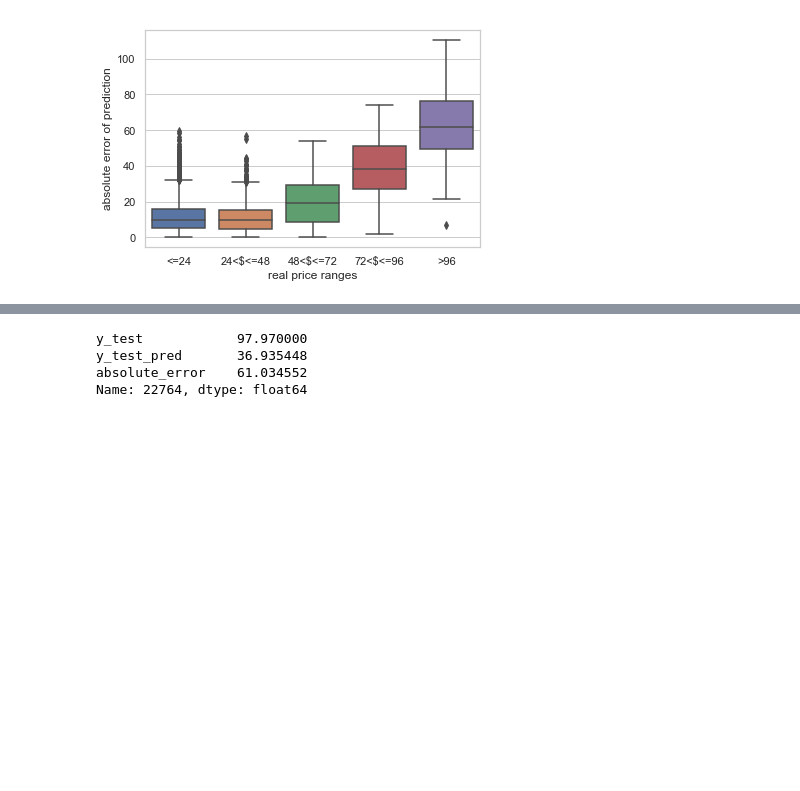
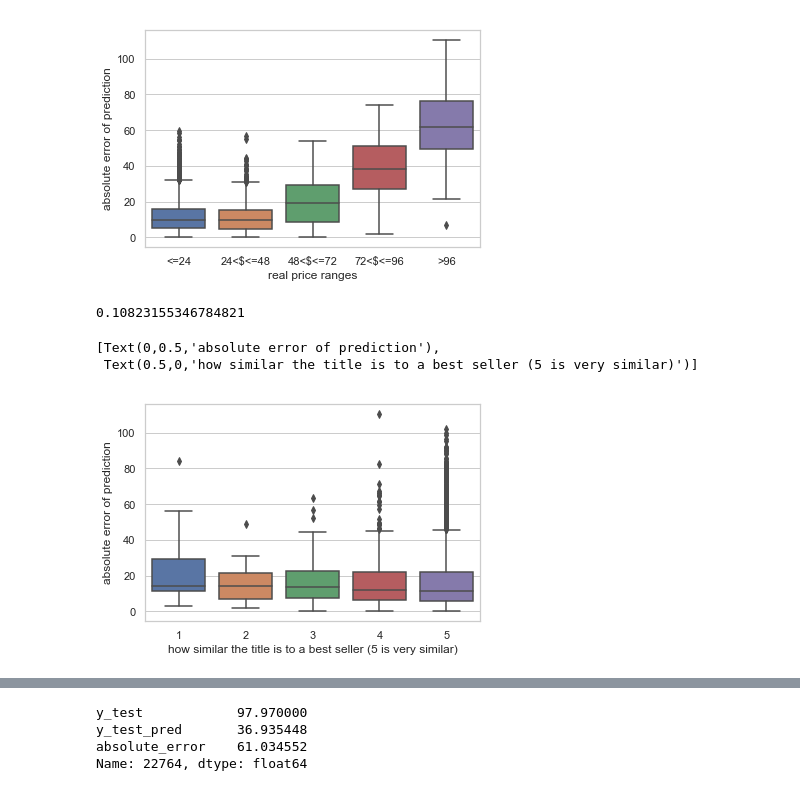
Before and after one commit to zijuncheng/Video-Game, a Jupyter notebook: Final_Results.ipynb, the cells around one changed output, grey strips where cells are left out. Saved outputs shown, nothing was run; the diff lists cells and outputs as text; code cells hidden in the pictures; blank space fills up the shorter version.

```diff
--- a/Final_Results.ipynb
+++ b/Final_Results.ipynb
@@ -65,6 +68,13 @@ final_data["y_test_pred"] = final_results_detail["xgb_rf2"][1]
 #form a data frame and add absolute error
 df_final_data = pd.DataFrame(final_data)
 df_final_data["absolute_error"] = abs(final_data["y_test"] - final_data["y_test_pred"])
+#set index
+#set the index to be the one in the original database
+target_index = X_test_rf2.index.values
+df_final_data["index"] = target_index
+df_final_data.set_index("index", inplace=True)
+#set the sim_score
+df_final_data["sim_score"] = sim_score
 # %%
 df_final_data_sorted = df_final_data.sort_values(by = "y_test")
 # %%
@@ -88,3 +98,25 @@ ax.set(xlabel='real price ranges', ylabel='absolute error of prediction')
 # %% [output]
 [Text(0,0.5,'absolute error of prediction'), Text(0.5,0,'real price ranges')]
 [figure]
+# %%
+#try the same on sim score
+df_final_data_sorted["sim_group"] = 0
+# %%
+ts1 = (max(sim_score)-min(sim_score))/5
+ts1
+# %% [output]
+0.10823155346784821
+# %%
+df_final_data_sorted.loc[df_final_data_sorted["sim_score"]<=ts1,["sim_group"]] = "5"
+df_final_data_sorted.loc[((df_final_data_sorted["sim_score"]>ts1) & (df_final_data_sorted["sim_score"]<=ts1*2)),["sim_group"]] = "4"
+df_final_data_sorted.loc[((df_final_data_sorted["sim_score"]>2*ts1) & (df_final_data_sorted["sim_score"]<=ts1*3)),["sim_group"]] = "3"
+df_final_data_sorted.loc[((df_final_data_sorted["sim_score"]>3*ts1) & (df_final_data_sorted["sim_score"]<=ts1*4)),["sim_group"]] = "2"
+df_final_data_sorted.loc[((df_final_data_sorted["sim_score"]>4*ts1)),["sim_group"]] = "1"
+# %%
+sns.set(style="whitegrid")
+ax = sns.boxplot(x = "sim_group", y="absolute_error",data = df_final_data_sorted)
+ax.set(xlabel='how similar the title is to a best seller (5 is very similar)', ylabel='absolute error of prediction')
+# %% [output]
+[Text(0,0.5,'absolute error of prediction'),
+ Text(0.5,0,'how similar the title is to a best seller (5 is very similar)')]
+[figure, added]
```
Also changed, not shown: parts of 7 cells of this notebook.
